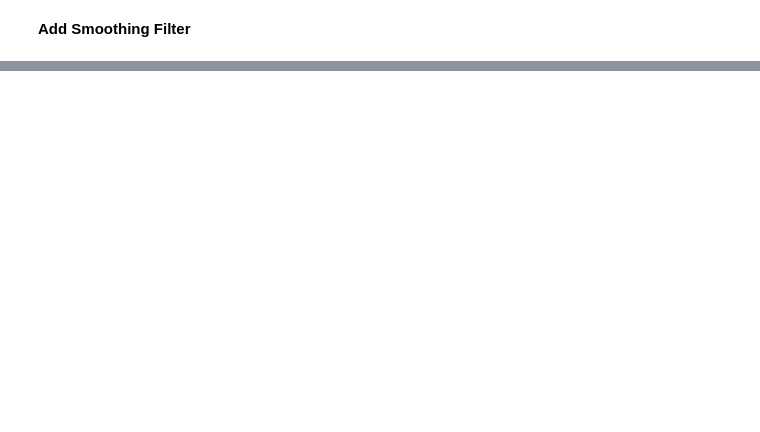
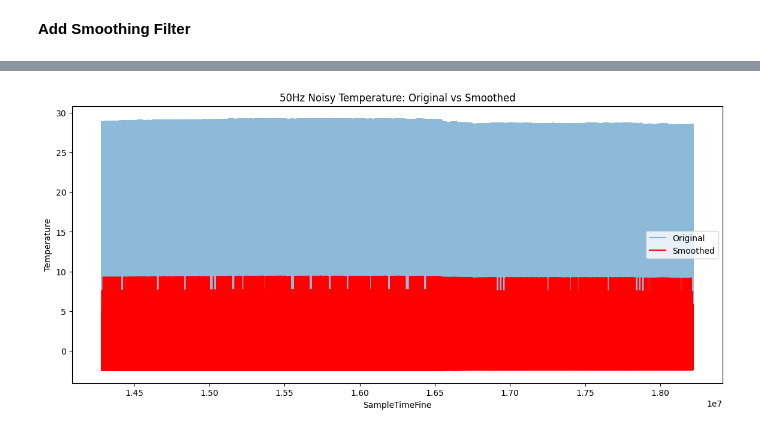
Before and after one commit to Samplergithub769/mtu-xsens-imu-Sensor, a Jupyter notebook: mtu_xsens_imu_Sensor.ipynb, the cells around one changed output, grey strips where cells are left out. Drawn from its saved outputs; the diff is of its cells as text; code cells hidden in the pictures; blank space fills up the shorter version.

```diff
--- a/mtu_xsens_imu_Sensor.ipynb
+++ b/mtu_xsens_imu_Sensor.ipynb
@@ -195,0 +187,11 @@ plt.show()
+# %%
+plt.figure(figsize=(14, 6))
+plt.plot(df_noise_50hz['SampleTimeFine'], df_noise_50hz['Temperature'], label='Original', alpha=0.5)
+plt.plot(df_noise_50hz['SampleTimeFine'], df_noise_50hz['Temperature_Smoothed'], label='Smoothed', color='red')
+plt.title("50Hz Noisy Temperature: Original vs Smoothed")
+plt.xlabel("SampleTimeFine")
+plt.ylabel("Temperature")
+plt.legend()
+plt.show()
+# %% [output]
+[figure, added]
```
Also changed, not shown: parts of 9 cells of this notebook.
